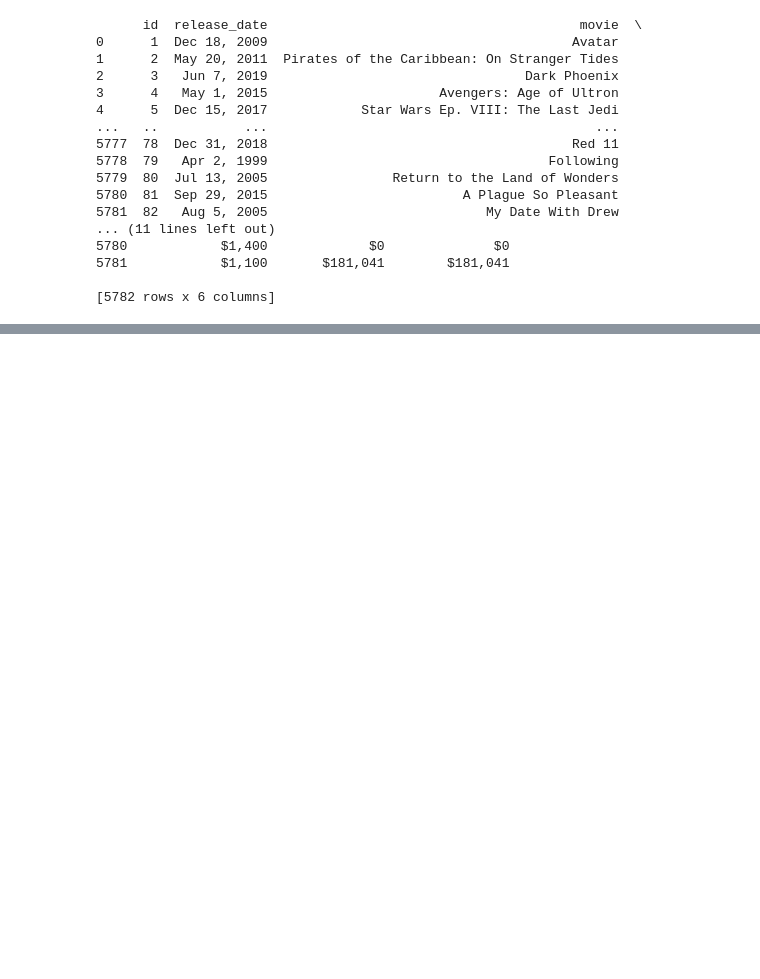
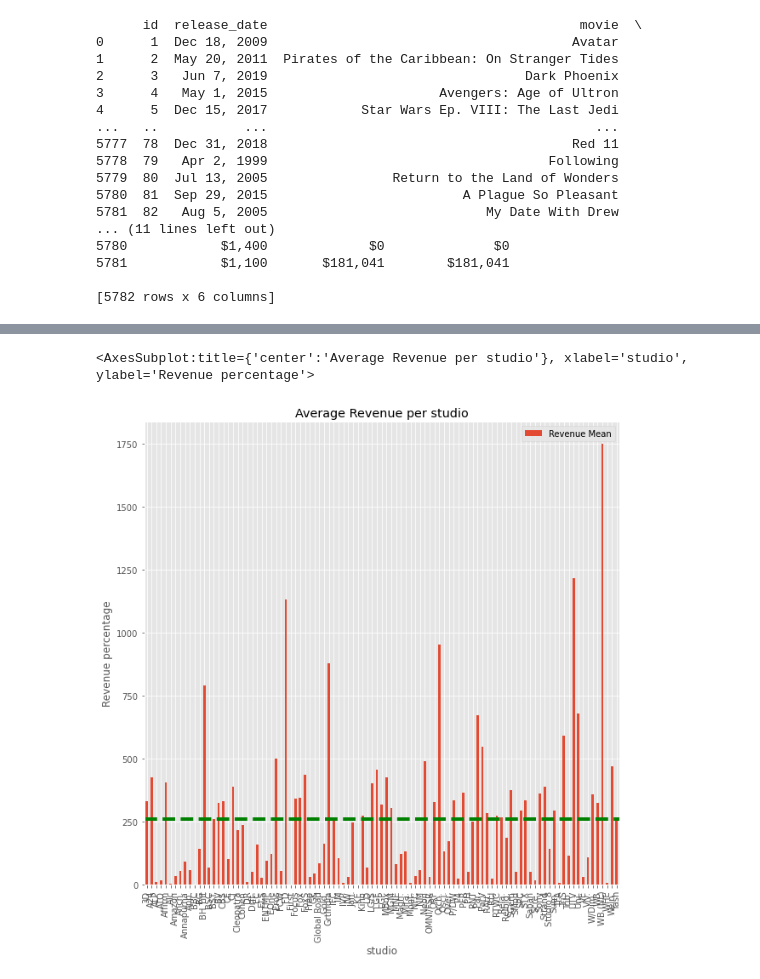
Before and after one commit to QuinnGrigsby/Capstone_Git-ing_it_done_MovieInformation, a Jupyter notebook: Data Understanding.ipynb, the cells around one changed output, grey strips where cells are left out. Saved outputs shown, nothing was run; the diff lists cells and outputs as text; code cells hidden in the pictures; blank space fills up the shorter version.

```diff
--- a/Data Understanding.ipynb
+++ b/Data Understanding.ipynb
@@ -83,0 +148,7 @@ AttributeError: 'function' object has no attribute 'apply'
+# %%
+merged_gross_budget = pd.merge(movie_gross_data, movie_budgets_data, how = "inner", left_on= "title", right_on= "movie")
+data_for_analysis = merged_gross_budget[["title",'studio','gain']]
+studio_gain = data_for_analysis.groupby(['studio']).mean()
+s_mean = studio_gain['gain'].mean()
+s_max = studio_gain.max()
+studio_gain
@@ -83,0 +170,14 @@ AttributeError: 'function' object has no attribute 'apply'
+# %%
+#studio_gain.plot.bar( rot=90)
+plt.xlabel("Studio")
+plt.ylabel("Revenue percentage")
+plt.title("Average Revenue per studio")
+plt.axhline(y=s_mean, color="green", linewidth=4, linestyle="--")
+plt.legend(
+    labels=["Revenue Mean"],
+    fontsize="large"
+);
+studio_gain['gain'].plot.bar()
+# %% [output]
+<AxesSubplot:title={'center':'Average Revenue per studio'}, xlabel='studio', ylabel='Revenue percentage'>
+[figure, added]
```
Also changed, not shown: parts of 14 cells of this notebook.
